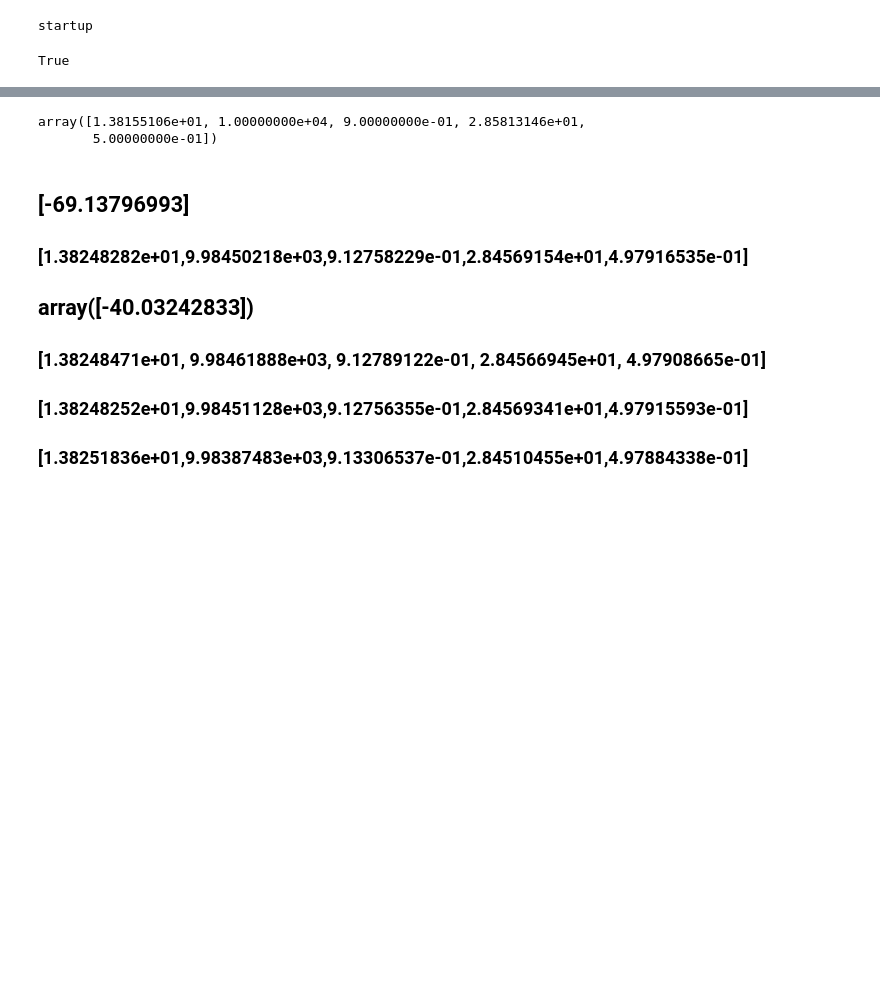
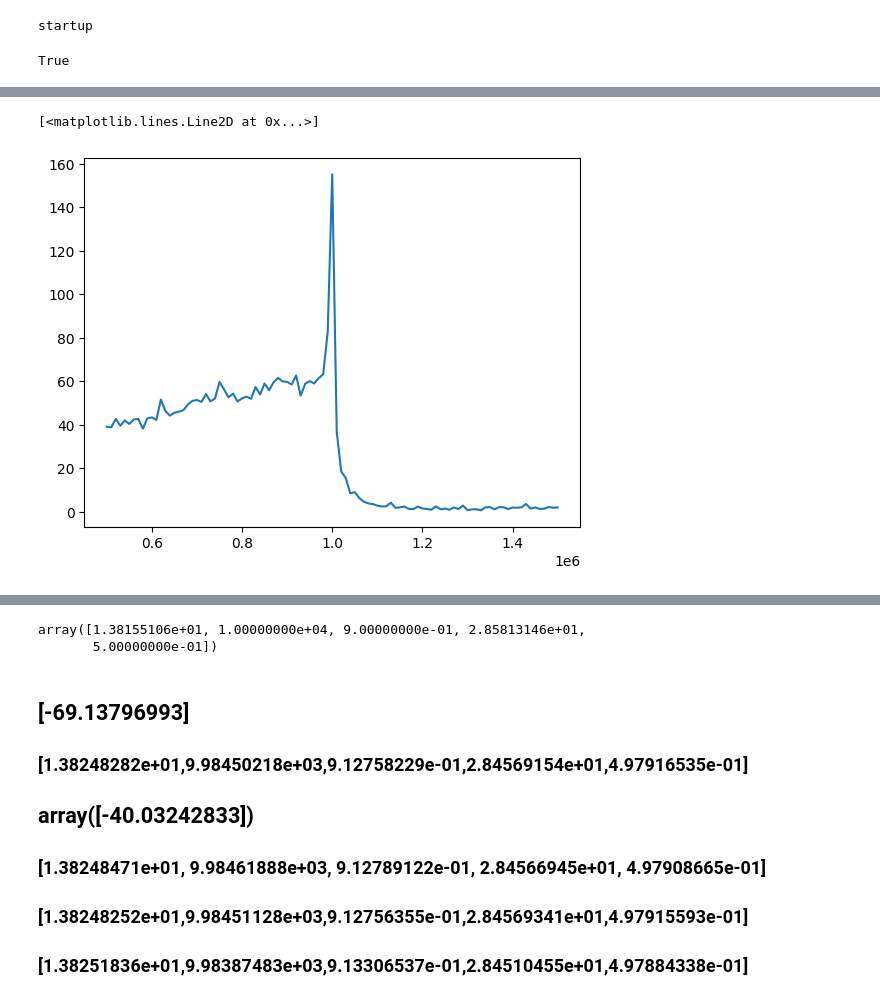
Before and after one commit to rishavrste/SuperKludge_r, a Jupyter notebook: PARIS_SAMPLING/IMRI_paris_opt_1PA_vs0PA_5_PARAMS_time_phase_max.ipynb, the cells around one changed output, grey strips where cells are left out. Drawn from its saved outputs; the diff is of its cells as text; code cells hidden in the pictures; blank space fills up the shorter version.

```diff
--- a/PARIS_SAMPLING/IMRI_paris_opt_1PA_vs0PA_5_PARAMS_time_phase_max.ipynb
+++ b/PARIS_SAMPLING/IMRI_paris_opt_1PA_vs0PA_5_PARAMS_time_phase_max.ipynb
@@ -402,0 +551,5 @@ ranges
+# %%
+plt.plot(m1_vals, loglikes_time_max, label="Time Max")
+# %% [output]
+[<matplotlib.lines.Line2D at 0x...>]
+[figure, added]
```
Also changed, not shown: parts of 19 cells of this notebook, 3 other files.
